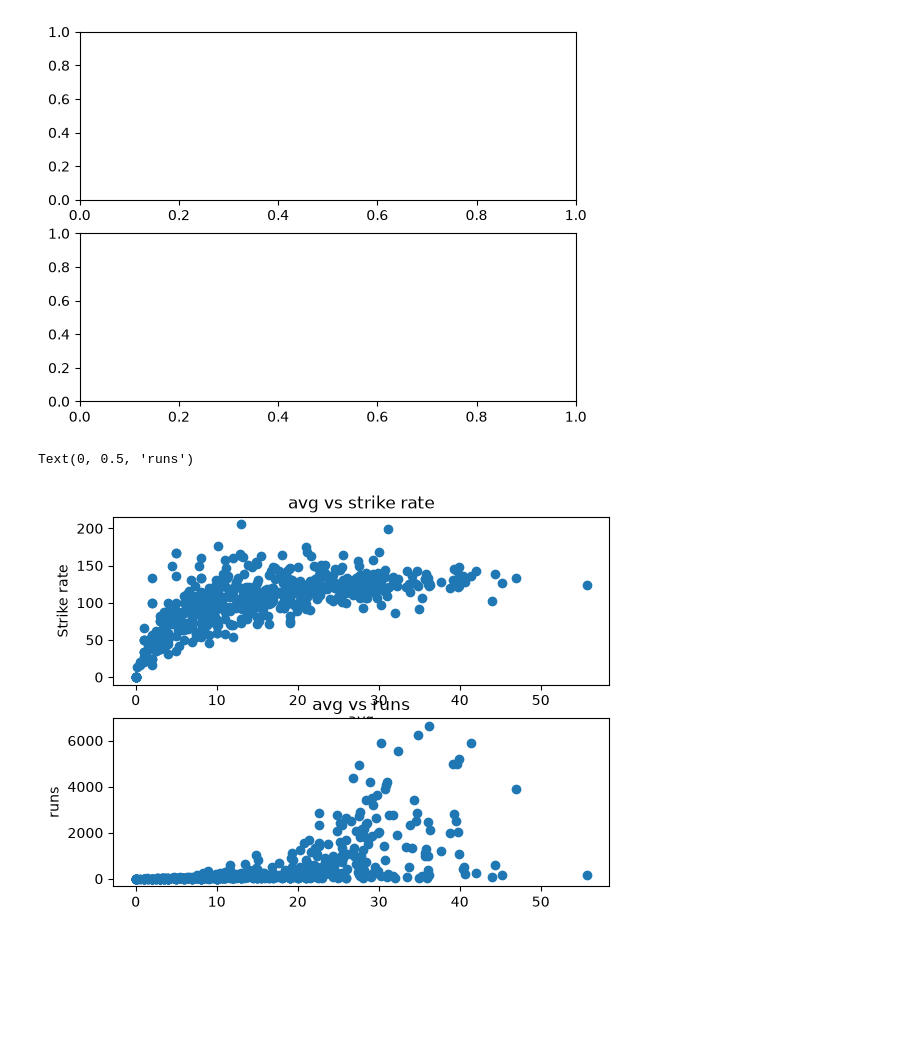
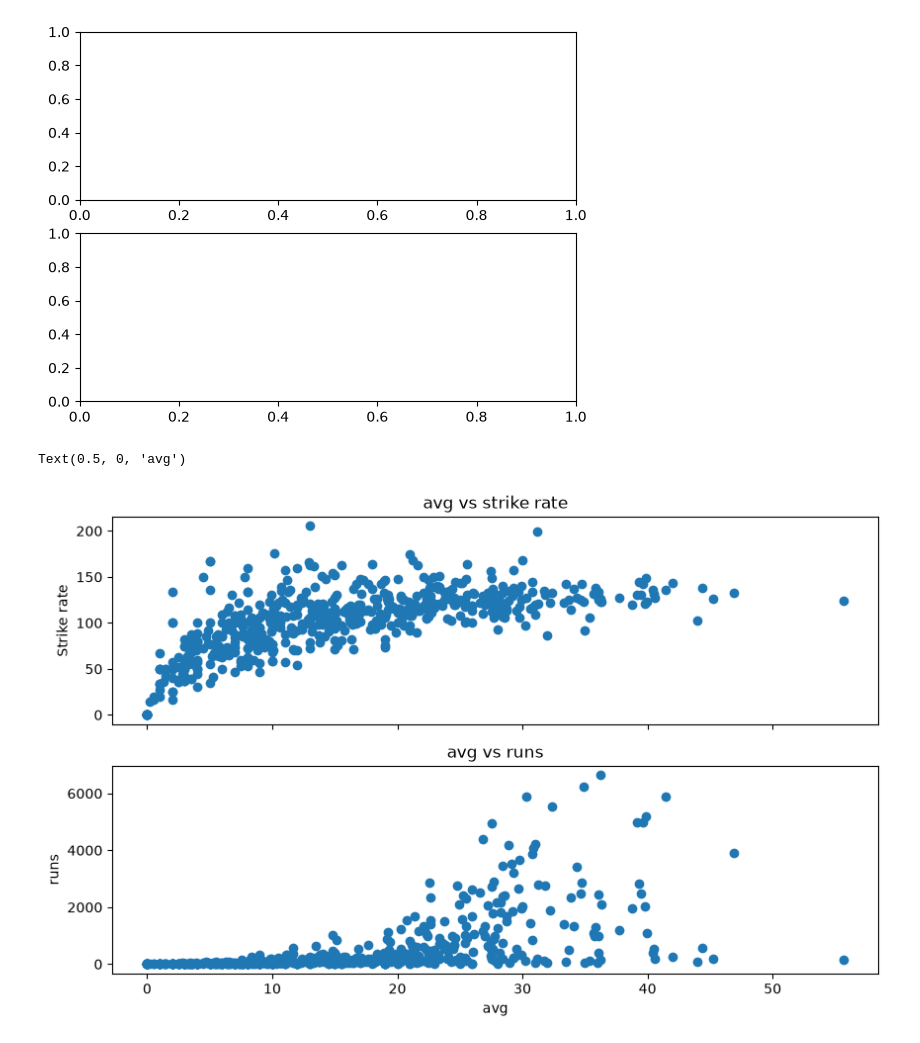
Before and after one commit to mishrarishi1135-a11y/Python-Libraries-for-Data--Science-, a Jupyter notebook: 03_matplotlib/08_subplots.ipynb, the cells around one changed output. Cells and saved outputs as stored; diff of their text form; code cells hidden in the pictures; blank space fills up the shorter version.

Commit message:
sub plots

```diff
--- a/03_matplotlib/08_subplots.ipynb
+++ b/03_matplotlib/08_subplots.ipynb
@@ -60,16 +60,16 @@ plt.subplots(nrows=2,ncols=1)
 (<Figure size 640x480 with 2 Axes>, array([<Axes: >, <Axes: >], dtype=object))
 [figure]
 # %%
-fig, ax = plt.subplots(nrows=2,ncols=1)
+fig, ax = plt.subplots(nrows=2,ncols=1,sharex=True,figsize=(10,6))   # by using sharex we show x points only in lower graph not in upper graph.
 ax[0].scatter(batter['avg'],batter['strike_rate'])
 ax[1].scatter(batter['avg'],batter['runs'])
 
 ax[0].set_title('avg vs strike rate')
 ax[0].set_ylabel('Strike rate')
-ax[0].set_xlabel('avg')     # because both graph have same x axis name.
 
 ax[1].set_title('avg vs runs')
 ax[1].set_ylabel('runs')
+ax[1].set_xlabel('avg')    # because both graph have same x axis name.
 # %% [output]
-Text(0, 0.5, 'runs')
+Text(0.5, 0, 'avg')
-[figure, old version]
+[figure, new version]
```
Also changed, not shown: parts of 3 cells of this notebook.
